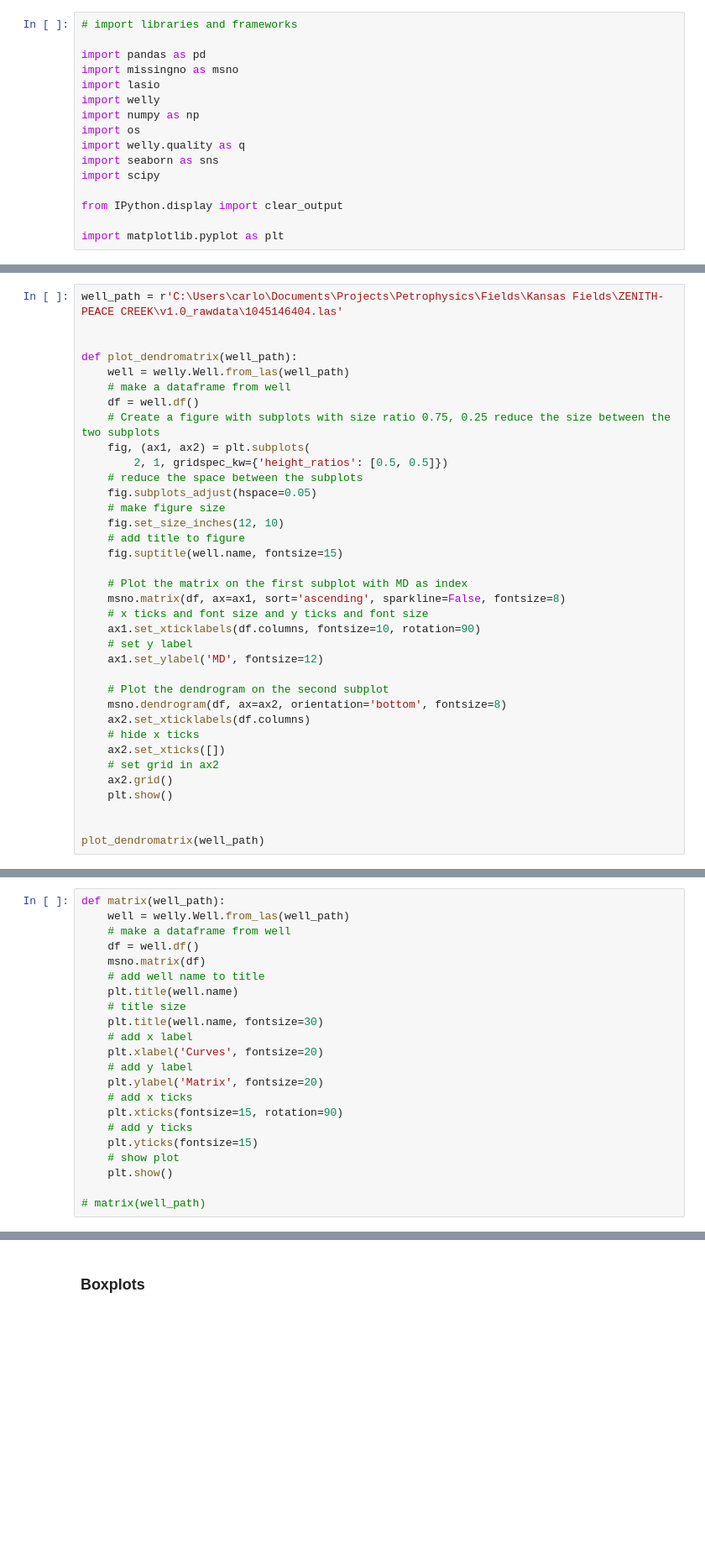
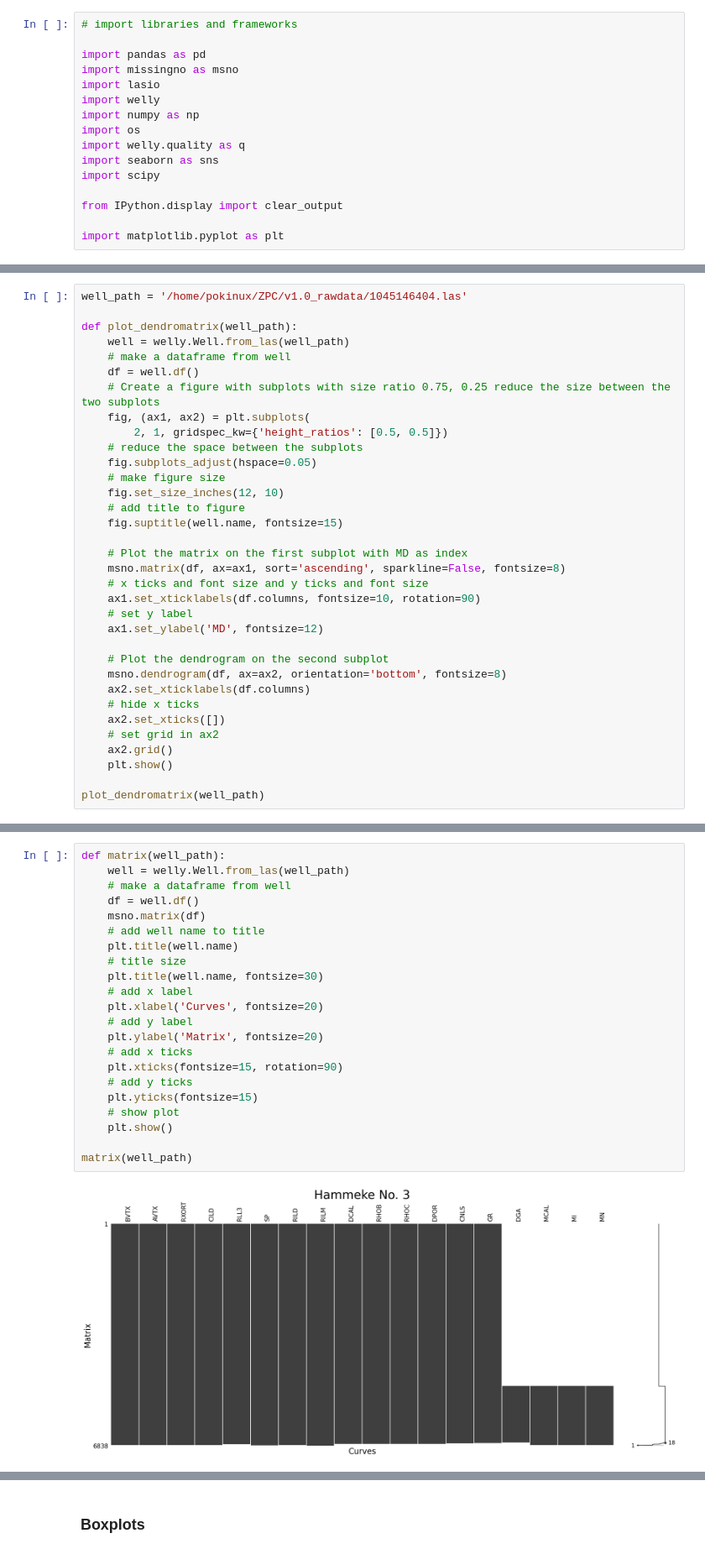
Before and after one commit to OilCoder/Petrophysics, a Jupyter notebook: code/preprocessing.ipynb, the cells around one changed output, grey strips where cells are left out. Shown at 84% size. Saved outputs shown, nothing was run; the diff lists cells and outputs as text; blank space fills up the shorter version.

```diff
--- a/code/preprocessing.ipynb
+++ b/code/preprocessing.ipynb
@@ -311,6 +362,5 @@ filter_invalid_data(las_file_list)
 # %%
-well_path = r'C:\Users\carlo\Documents\Projects\Petrophysics\Fields\Kansas Fields\ZENITH-PEACE CREEK\v1.0_rawdata\1045146404.las'
-
+well_path = '/home/pokinux/ZPC/v1.0_rawdata/1045146404.las'
 
 def plot_dendromatrix(well_path):
     well = welly.Well.from_las(well_path)
@@ -342,32 +392,33 @@ def plot_dendromatrix(well_path):
     ax2.grid()
     plt.show()
 
-
 plot_dendromatrix(well_path)
 # %% [output]
 [figure]
 # %%
 def matrix(well_path):
     well = welly.Well.from_las(well_path)
     # make a dataframe from well
     df = well.df()
     msno.matrix(df)
     # add well name to title
     plt.title(well.name)
     # title size
     plt.title(well.name, fontsize=30)
     # add x label
     plt.xlabel('Curves', fontsize=20)
     # add y label
     plt.ylabel('Matrix', fontsize=20)
     # add x ticks
     plt.xticks(fontsize=15, rotation=90)
     # add y ticks
     plt.yticks(fontsize=15)
     # show plot
     plt.show()
 
-# matrix(well_path)
+matrix(well_path)
+# %% [output]
+[figure, added]
 # %%
 def dendrogram(well_path):
     well = welly.Well.from_las(well_path)
```
Also changed, not shown: parts of 28 cells of this notebook.
